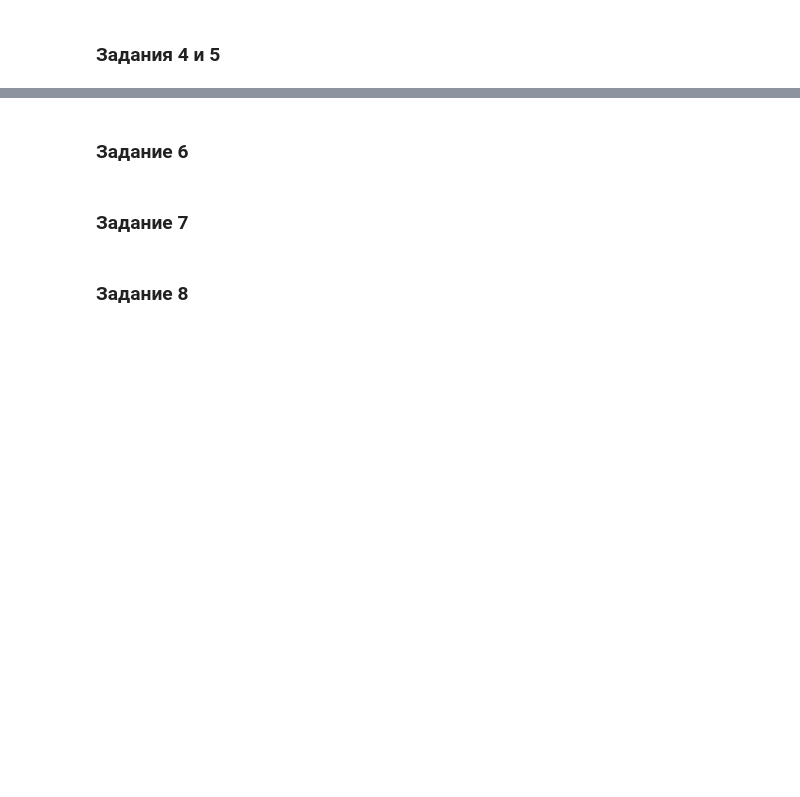
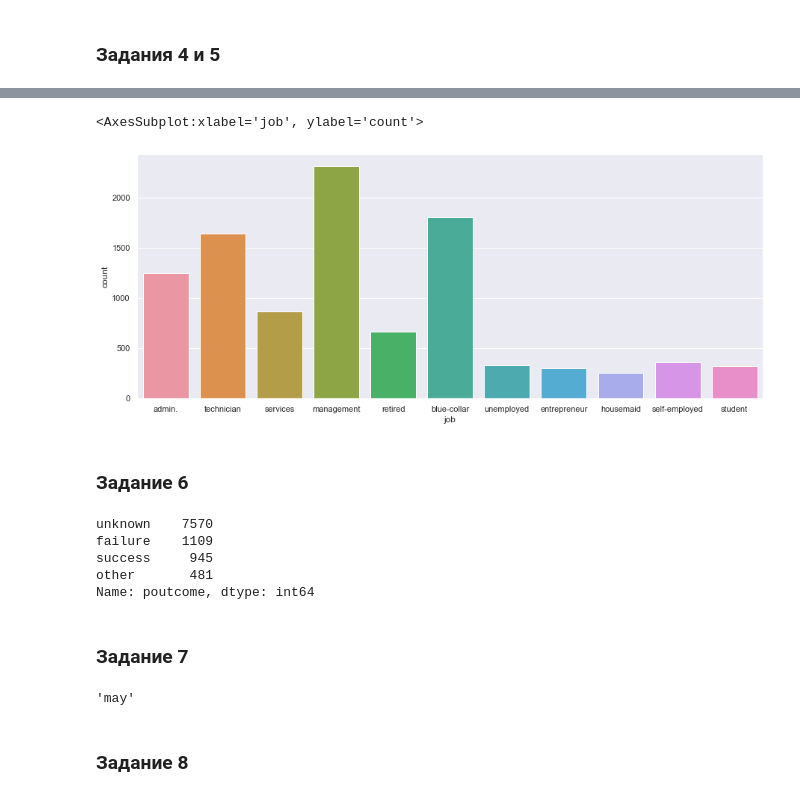
Before and after one commit to sphinxscorp/SF_data_science, a Jupyter notebook: PROJECT-4. Задача классификации/Project_4_ML.ipynb, the cells around one changed output, grey strips where cells are left out. Cells and saved outputs as stored; diff of their text form; code cells hidden in the pictures; blank space fills up the shorter version.

```diff
--- a/PROJECT-4. Задача классификации/Project_4_ML.ipynb
+++ b/PROJECT-4. Задача классификации/Project_4_ML.ipynb
@@ -197,13 +225,31 @@ print(f'Результирующее число записей: {df_cleaned.shap
+# %%
+sns.set(rc={'figure.figsize':(15,6)})
+
+sns.countplot(data=df, x='job')
+# %% [output]
+<AxesSubplot:xlabel='job', ylabel='count'>
+[figure, added]
 # %% [markdown]
 ### Задание 6
 # %%
-# Узнайте, для какого статуса предыдущей маркетинговой кампании успех в текущей превалирует над количеством неудач.
-# ваш код
+df['poutcome'].value_counts()
+# %% [output]
+unknown    7570
+failure    1109
+success     945
+other       481
+Name: poutcome, dtype: int64
 # %% [markdown]
 ### Задание 7
 # %%
-# узнайте, в каком месяце чаще всего отказывались от предложения открыть депозит
-# ваш код
+temp = df.groupby(['month'])['deposit'].value_counts(normalize=True,
+                                                       sort=False)
+temp = pd.DataFrame(temp)
+temp.columns = ['deposit_count']
+temp.reset_index(level='deposit', inplace=True)
+temp[temp['deposit'] == 'no']['deposit_count'].sort_values().index[-1]
+# %% [output]
+'may'
 # %% [markdown]
 ### Задание 8
 # %%
```
Also changed, not shown: parts of 50 cells of this notebook.
